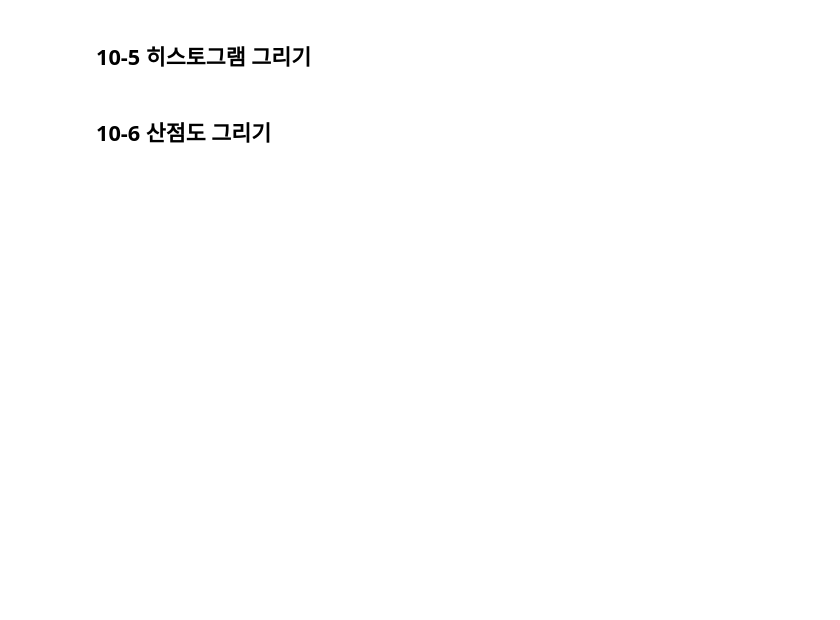
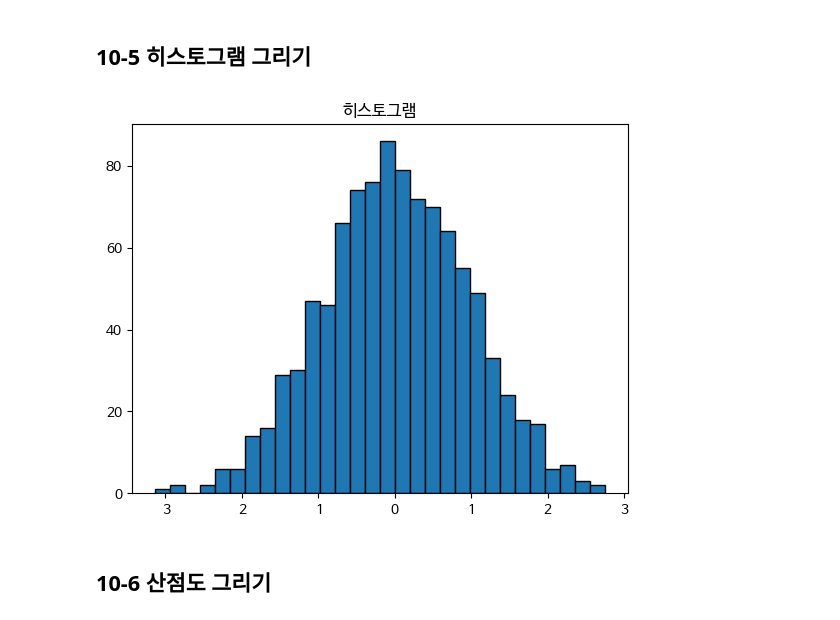
Before and after one commit to soskjh5382/Data-Analysis-with-Open-Source, a Jupyter notebook: 오픈소스_데이터_분석_10강.ipynb, the cells around one changed output. Saved outputs shown, nothing was run; the diff lists cells and outputs as text; code cells hidden in the pictures; blank space fills up the shorter version.

```diff
--- a/오픈소스_데이터_분석_10강.ipynb
+++ b/오픈소스_데이터_분석_10강.ipynb
@@ -172,13 +158,19 @@ plt.show()
 # %%
 import matplotlib.pyplot as plt
 import numpy as np
 
 ## 데이터 생성 (정규 분포를 따르는 1000개의 난수)
 data = np.random.randn(1000)
 
 ## 히스토그램 그리기
+plt.hist(data, bins=30, edgecolor='black')
+
+# 제목 설정
+plt.title('히스토그램')
 
 plt.show()
+# %% [output]
+[figure, added]
 # %% [markdown]
 ## 10-6 산점도 그리기
 # %%
```
Also changed, not shown: parts of 10 cells of this notebook.
